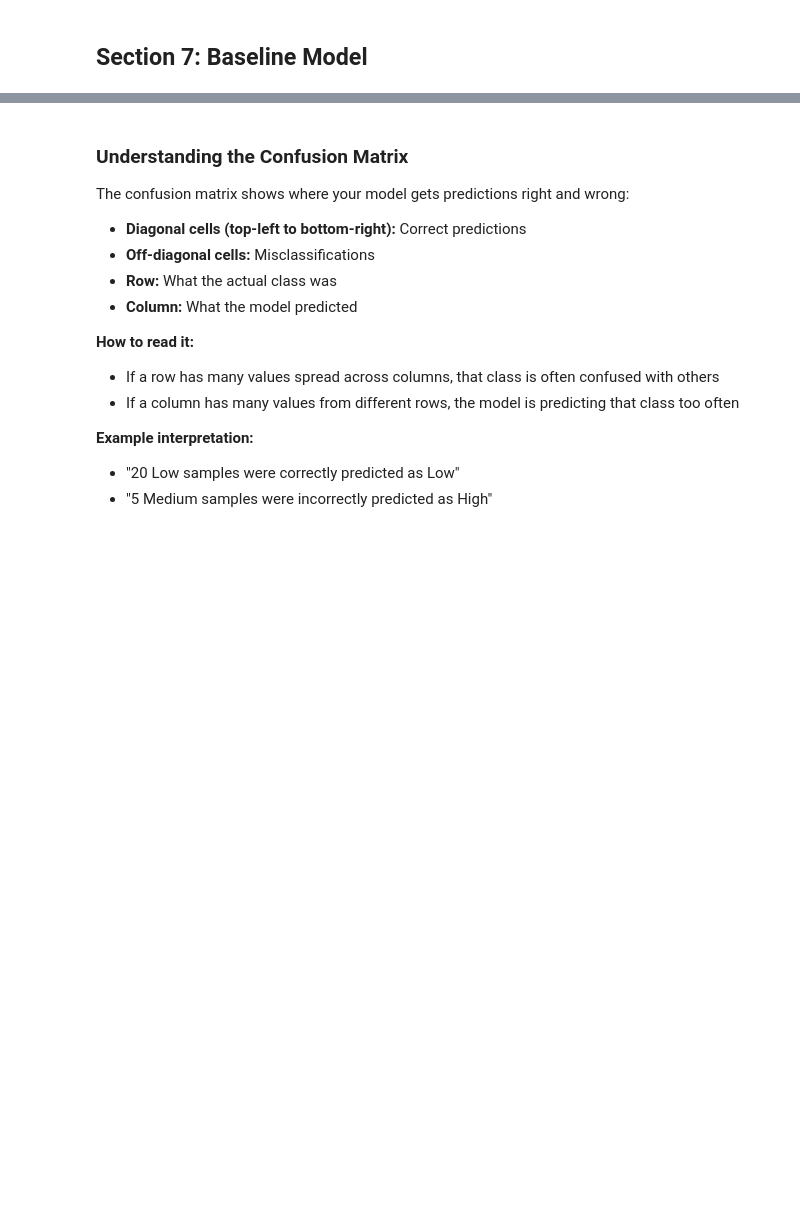
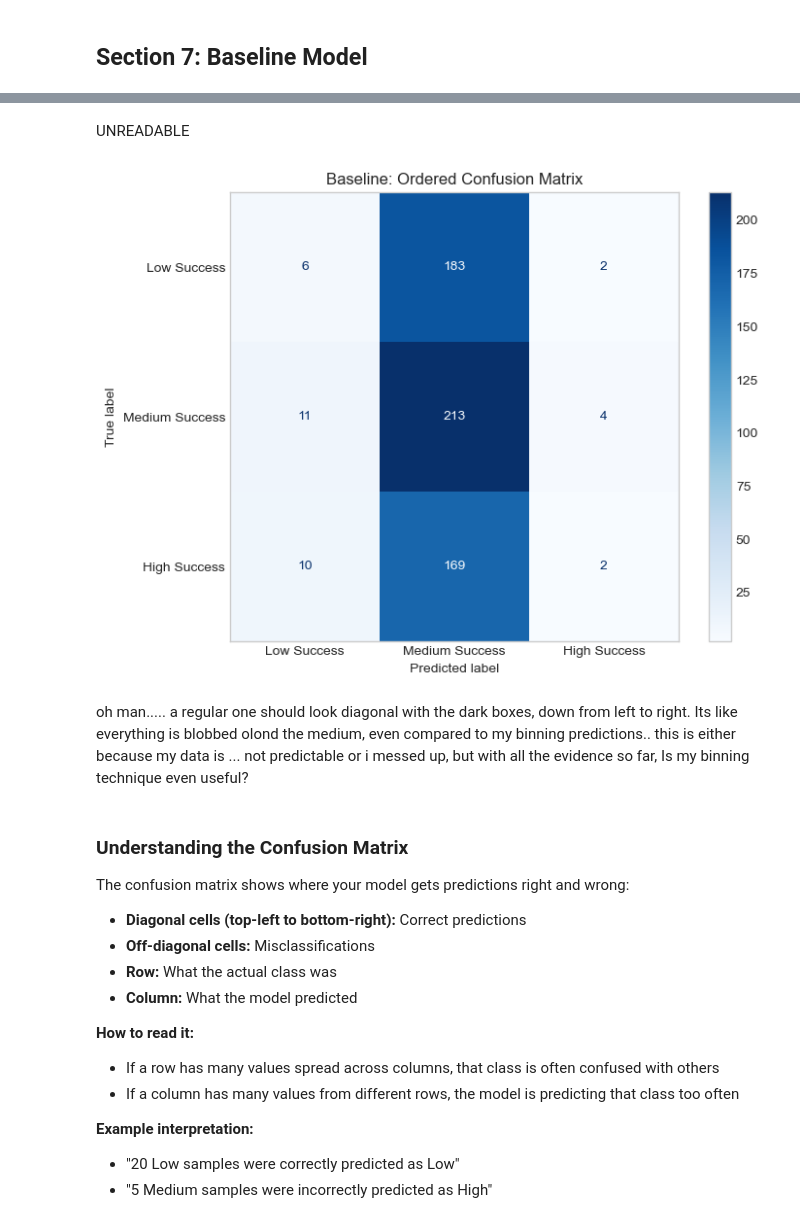
Before and after one commit to ssmanus94-debug/space-mission-success-predictor, a Jupyter notebook: 03_classification_model.ipynb, the cells around one changed output, grey strips where cells are left out. Cells and saved outputs as stored; diff of their text form; code cells hidden in the pictures; blank space fills up the shorter version.

```diff
--- a/03_classification_model.ipynb
+++ b/03_classification_model.ipynb
@@ -440,3 +523,15 @@ print(f"F1 Score:       {baseline_results['F1 (weighted)']:.4f}")
+# %% [markdown]
+UNREADABLE
+# %%
+fig, ax = plt.subplots(figsize=(8, 6))
+Visual.plot(cmap='Blues', ax=ax)
+plt.title("Baseline: Ordered Confusion Matrix")
+plt.grid(False)
+plt.show()
+# %% [output]
+[figure, added]
+# %% [markdown]
+oh man..... a regular one should look diagonal with the dark boxes, down from left to right. Its like everything is blobbed olond the medium, even compared to my binning predictions.. this is either because my data is ... not predictable or i messed up, but with all the evidence so far, Is my binning technique even useful?
 # %% [markdown]
 ### Understanding the Confusion Matrix
 
```
Also changed, not shown: parts of 39 cells of this notebook.
